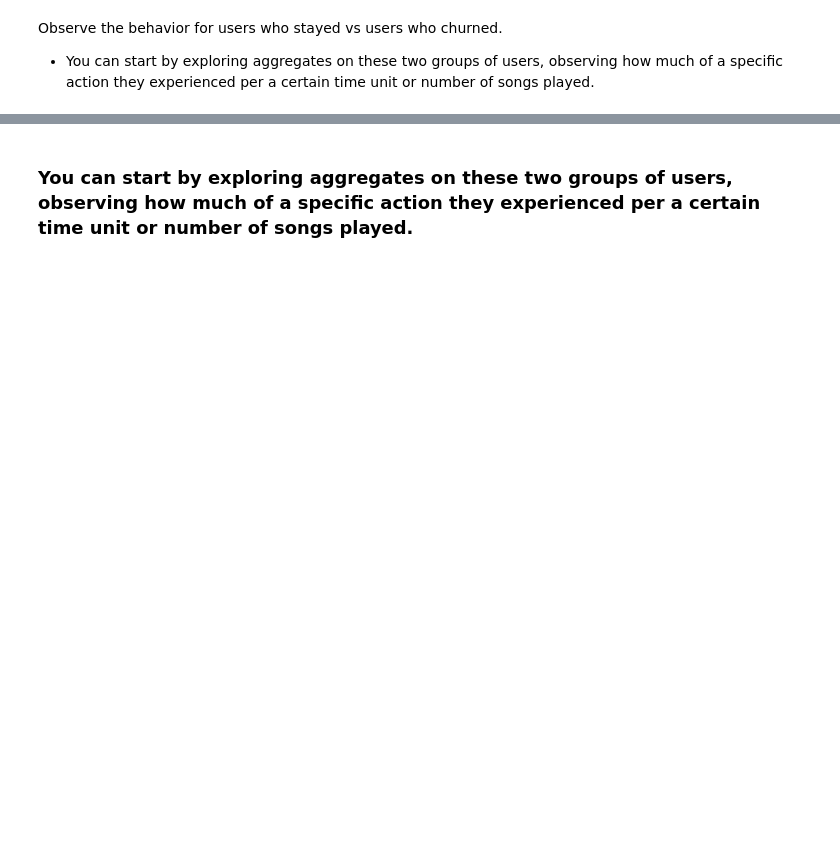
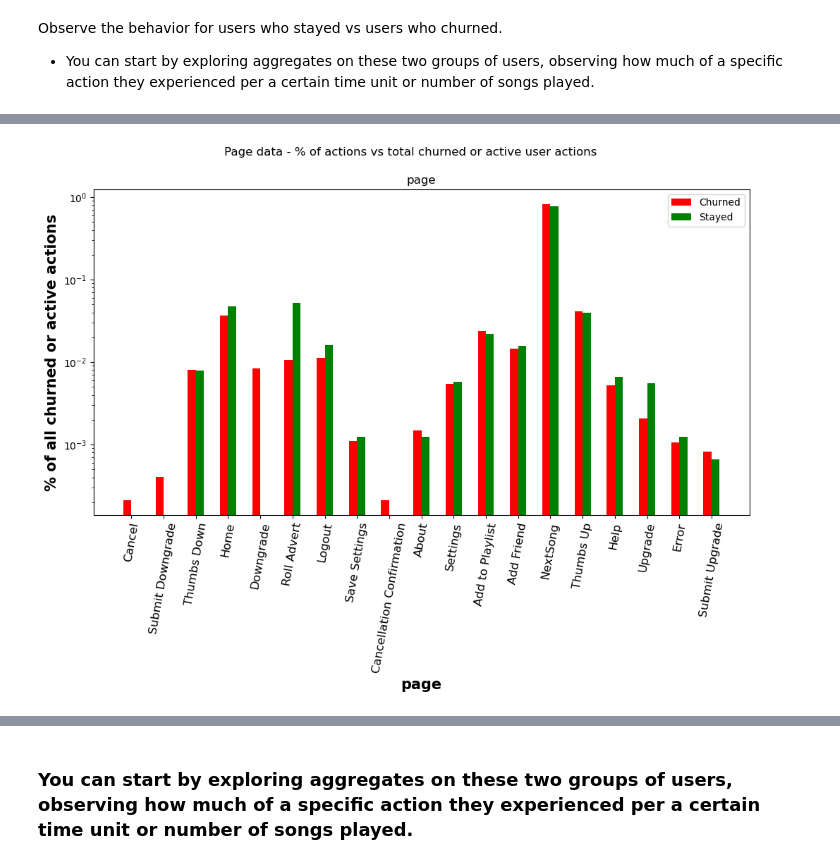
Before and after one commit to kwovadis/music_app_churn_analysis, a Jupyter notebook: notebook_sparkify_clean.ipynb, the cells around one changed output, grey strips where cells are left out. Saved outputs shown, nothing was run; the diff lists cells and outputs as text; code cells hidden in the pictures; blank space fills up the shorter version.

```diff
--- a/notebook_sparkify_clean.ipynb
+++ b/notebook_sparkify_clean.ipynb
@@ -473,3 +581,8 @@ singleCategory_data_churn_rate_plot(data_churn, 'page')
+# %%
+log_yaxis=True
+singleCategory_data_churn_rate_plot_normalize(data_churn, 'page', log_yaxis)
+# %% [output]
+[figure, added]
 # %%
 categorical_data_churn_rate_plots(data_churn, cat_col_list)
 # %% [output]
```
Also changed, not shown: parts of 26 cells of this notebook.
